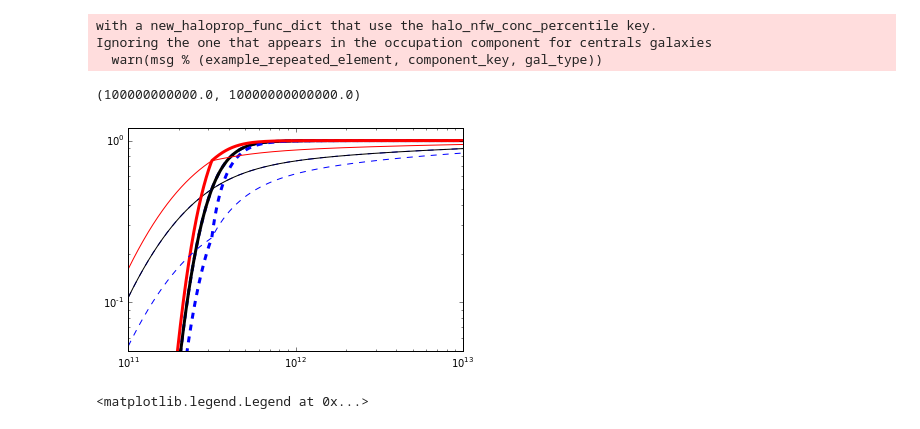
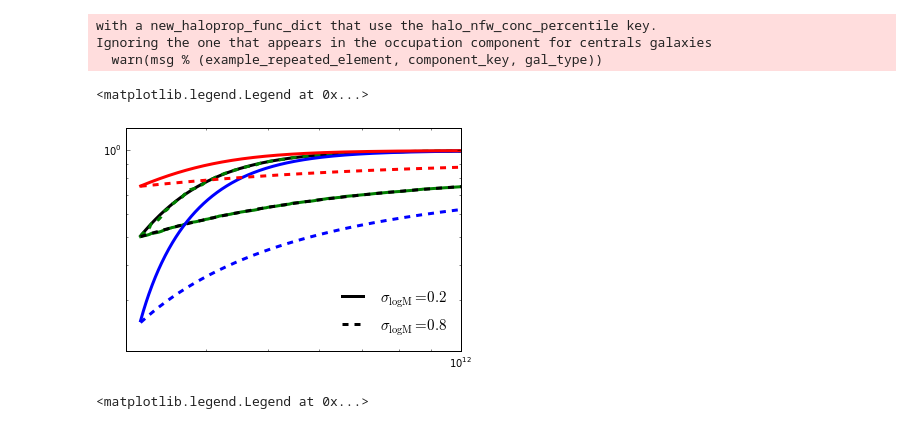
Before and after one commit to astropy/halotools, a Jupyter notebook: test_meanocc_scatter.ipynb, the cells around one changed output. Drawn from its saved outputs; the diff is of its cells as text; code cells hidden in the pictures.

```diff
--- a/test_meanocc_scatter.ipynb
+++ b/test_meanocc_scatter.ipynb
@@ -6,8 +6,8 @@ from halotools.utils.array_utils import randomly_downsample_data
 
 from matplotlib import lines as mlines
 
-Npts = 1e6
-mass = np.logspace(10, 15, Npts)
+Npts = 1e4
+mass = np.logspace(11.5, 13, Npts)
 conc = np.random.random(Npts)
 d = {'halo_mvir': mass, 'halo_nfw_conc': conc}
 halo_table = Table(d)
@@ -54,23 +54,27 @@ highz_ncen_assembias80 = assembias_model80.mean_occupation_centrals(halo_table=h
 ratio_20 = highz_ncen_assembias20/lowz_ncen_assembias20
 ratio_80 = highz_ncen_assembias80/lowz_ncen_assembias80
 # %%
-plt.plot(lowz_halos['halo_mvir'], lowz_ncen_baseline20, '--', color='b', linewidth=3)
-plt.plot(highz_halos['halo_mvir'], highz_ncen_baseline20, '-', color='k', linewidth=3)
-plt.plot(lowz_halos['halo_mvir'], lowz_ncen_baseline80, '--', color='b')
-plt.plot(highz_halos['halo_mvir'], highz_ncen_baseline80, '-', color='k')
+plt.plot(lowz_halos['halo_mvir'], lowz_ncen_baseline20, '-', color='k', linewidth=3,
+         label = r'$\sigma_{\rm logM} = 0.2$')
+plt.plot(highz_halos['halo_mvir'], lowz_ncen_baseline20, '--', color='green', linewidth=3)
+plt.plot(highz_halos['halo_mvir'], lowz_ncen_baseline80, '-', color='green', linewidth=3)
+plt.plot(lowz_halos['halo_mvir'], lowz_ncen_baseline80, '--', color='k', linewidth=3,
+         label = r'$\sigma_{\rm logM} = 0.8$')
+#plt.plot(highz_halos['halo_mvir'], highz_ncen_baseline20, '--', color='green', linewidth=3)
 
-plt.plot(lowz_halos['halo_mvir'], lowz_ncen_assembias20, '--', color='b', linewidth=3)
+plt.plot(lowz_halos['halo_mvir'], lowz_ncen_assembias20, '-', color='b', linewidth=3)
+plt.plot(lowz_halos['halo_mvir'], lowz_ncen_assembias80, '--', color='b', linewidth=3)
+
 plt.plot(highz_halos['halo_mvir'], highz_ncen_assembias20, '-', color='r', linewidth=3)
-plt.plot(lowz_halos['halo_mvir'], lowz_ncen_assembias80, '--', color='b')
-plt.plot(highz_halos['halo_mvir'], highz_ncen_assembias80, '-', color='r')
-
+plt.plot(highz_halos['halo_mvir'], highz_ncen_assembias80, '--', color='r', linewidth=3)
 
 plt.loglog()
-plt.ylim(ymin = 0.05, ymax=1.2)
-plt.xlim(xmin=1e11, xmax=1e13)
+plt.ylim(ymin = 0.2, ymax=1.2)
+plt.xlim(xmin=3e11, xmax=1e12)
+plt.legend(frameon=False, fontsize=15, loc=4)
 # %% [output]
-(100000000000.0, 10000000000000.0)
+<matplotlib.legend.Legend at 0x...>
-[figure, old version]
+[figure, new version]
 # %%
 plt.plot(highz_halos['halo_mvir'], ratio_80, '-', color='k', linewidth=3, label='sigma80 ratio')
 plt.plot(highz_halos['halo_mvir'], ratio_20, '--', color='k', label='sigma20 ratio')
```
